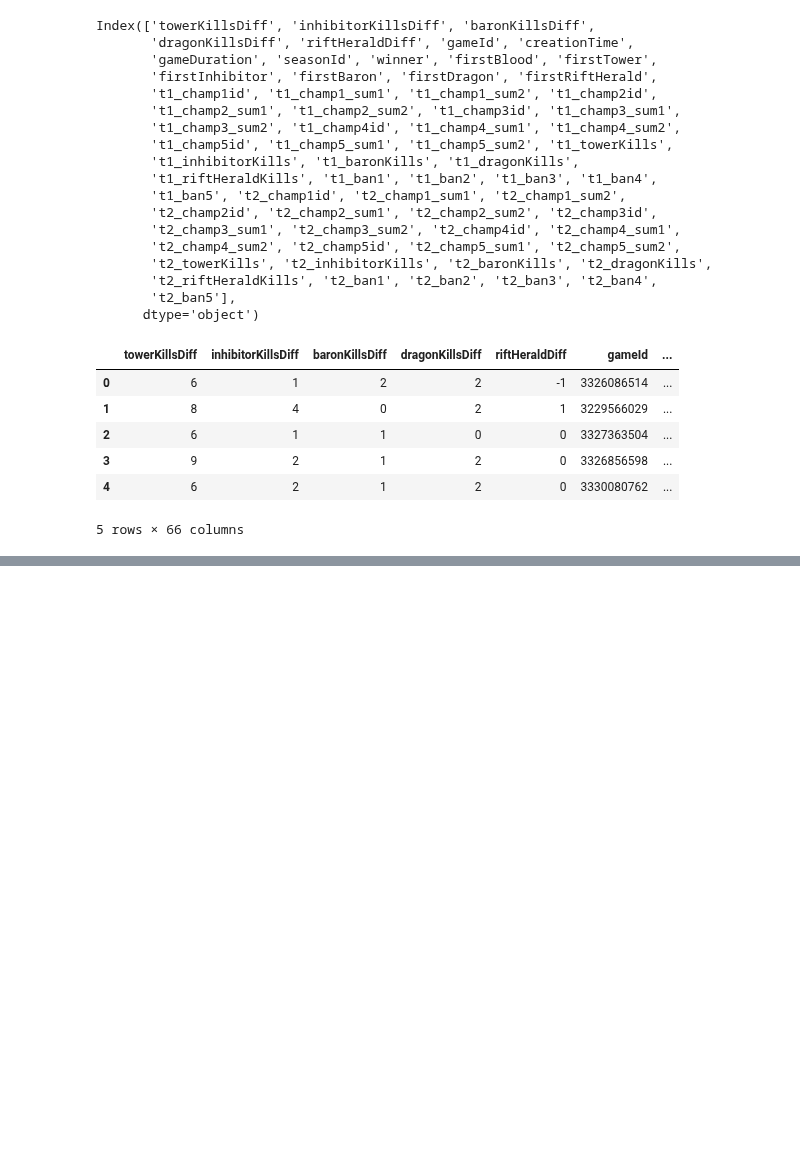
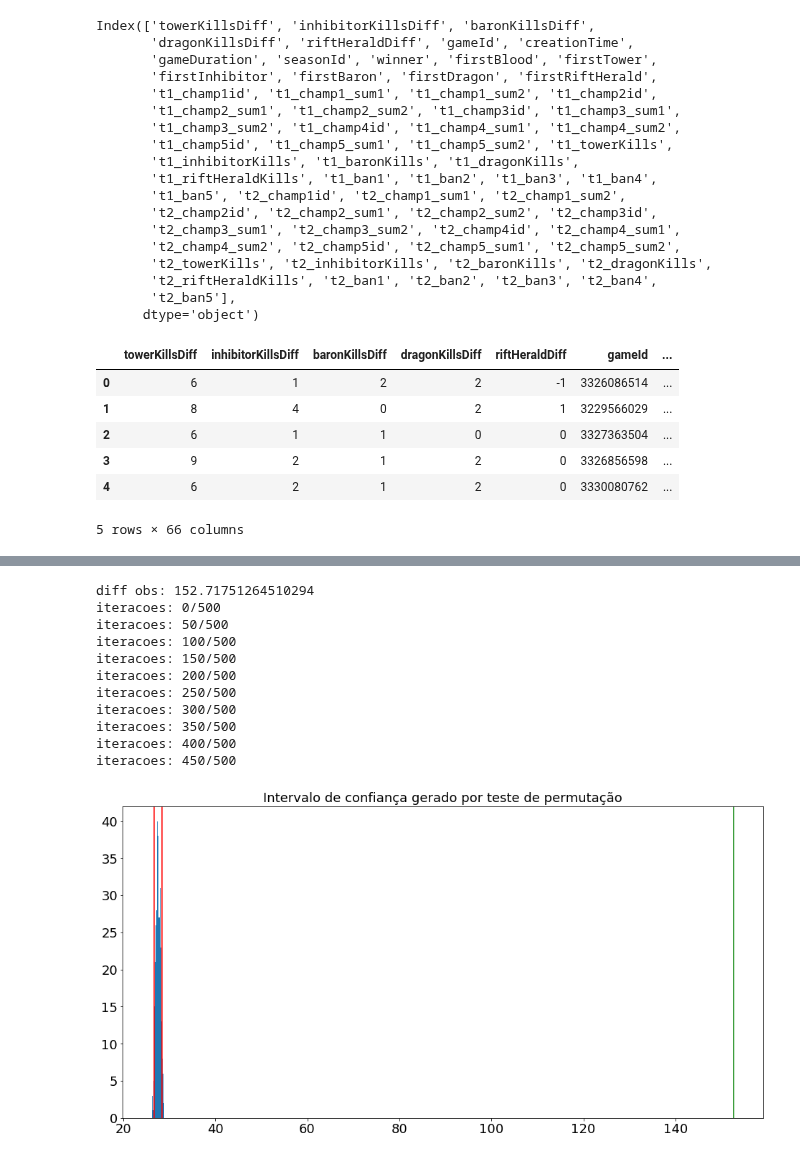
Before and after one commit to guilhermepoluc/league-of-legends-analysis-icd, a Jupyter notebook: testes.ipynb, the cells around one changed output, grey strips where cells are left out. Drawn from its saved outputs; the diff is of its cells as text; code cells hidden in the pictures; blank space fills up the shorter version.

Commit message:
manipulação de atributos e mais testes

```diff
--- a/testes.ipynb
+++ b/testes.ipynb
@@ -81,22 +79,26 @@ def diff(df, atributo1, atributo2, winflag):
     diff = abs(winTeam[atributo1] - winTeam[atributo2]).mean()
     return diff
 # %%
-def perm_diff(df, atributo1, atributo2, winflag, it=200):
+def perm_diff(df, atributo1, atributo2, winflag, it=500):
     df = df.copy()
     lista = []
     taxaObs = diff(df, atributo1, atributo2, winflag)
-    print("taxa obs: {}".format(taxaObs))
+    print("diff obs: {}".format(taxaObs))
 
     for i in range(it):
-        if i % 20 == 0: print("iteracoes: {}/{}".format(i, it))
+        if i % 50 == 0: print("iteracoes: {}/{}".format(i, it))
         winArray = np.random.permutation(df[winflag])
         df[winflag] = pd.Series(winArray)
         lista.append(diff(df, atributo1, atributo2, winflag))
 
     plt.figure(figsize=(16, 8))
     plt.hist(lista, bins=30)
-    #plt.title()
-    #plt.axvline(x=taxaObs,c='red')
+    inf = np.percentile(lista, 5)
+    sup = np.percentile(lista, 95)
+    plt.title('Intervalo de confiança gerado por teste de permutação')
+    plt.axvline(x=inf,c='red')
+    plt.axvline(x=sup,c='red')
+    plt.axvline(x=taxaObs,c='green')
     ax = plt.gca()
 
     for item in ([ax.title, ax.xaxis.label, ax.yaxis.label] + ax.get_xticklabels() + ax.get_yticklabels()):
@@ -144,0 +119,4 @@ Em 83.0% das partidas as equipes 'winner' também conseguem 'firstInhibitor'. 11
+# %%
+df2 = pd.read_csv('LeagueofLegendsExtended.csv')
+df2 = df2.drop(['Unnamed: 0'], axis=1)
+df2.columns
@@ -144,0 +149,15 @@ Em 83.0% das partidas as equipes 'winner' também conseguem 'firstInhibitor'. 11
+# %%
+perm_diff(df2, 'goldred at 5 min', 'goldblue at 5 min', 'bResult')
+# %% [output]
+diff obs: 152.71751264510294
+iteracoes: 0/500
+iteracoes: 50/500
+iteracoes: 100/500
+iteracoes: 150/500
+iteracoes: 200/500
+iteracoes: 250/500
+iteracoes: 300/500
+iteracoes: 350/500
+iteracoes: 400/500
+iteracoes: 450/500
+[figure, added]
```
Also changed, not shown: parts of 11 cells of this notebook, 1 other file.
